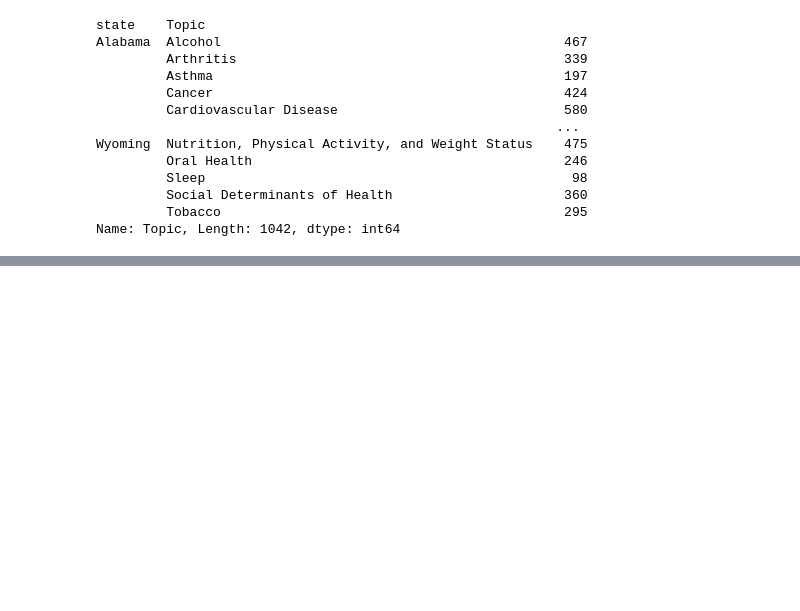
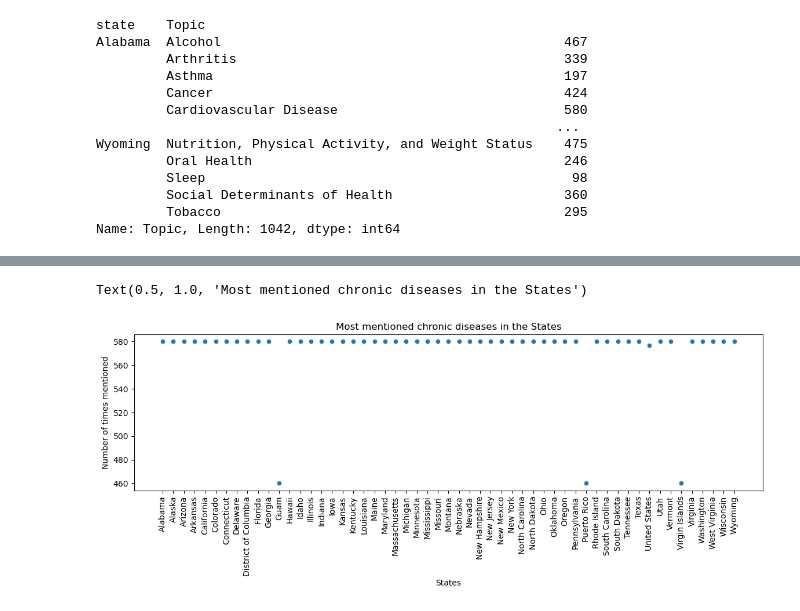
Before and after one commit to Nathan-Savage/chronic_diseases_project, a Jupyter notebook: chronic_diseases-MA.ipynb, the cells around one changed output, grey strips where cells are left out. Saved outputs shown, nothing was run; the diff lists cells and outputs as text; code cells hidden in the pictures; blank space fills up the shorter version.

```diff
--- a/chronic_diseases-MA.ipynb
+++ b/chronic_diseases-MA.ipynb
@@ -301,0 +289,11 @@ grouped_dataSource.head(50)
+# %%
+plt.figure(figsize=(14, 3.5))
+sns.scatterplot(x='state', y='count', data=max_counts)
+plt.xticks(rotation=90)
+
+plt.xlabel('States')
+plt.ylabel('Number of times mentioned')
+plt.title('Most mentioned chronic diseases in the States')
+# %% [output]
+Text(0.5, 1.0, 'Most mentioned chronic diseases in the States')
+[figure, added]
```
Also changed, not shown: parts of 15 cells of this notebook.
